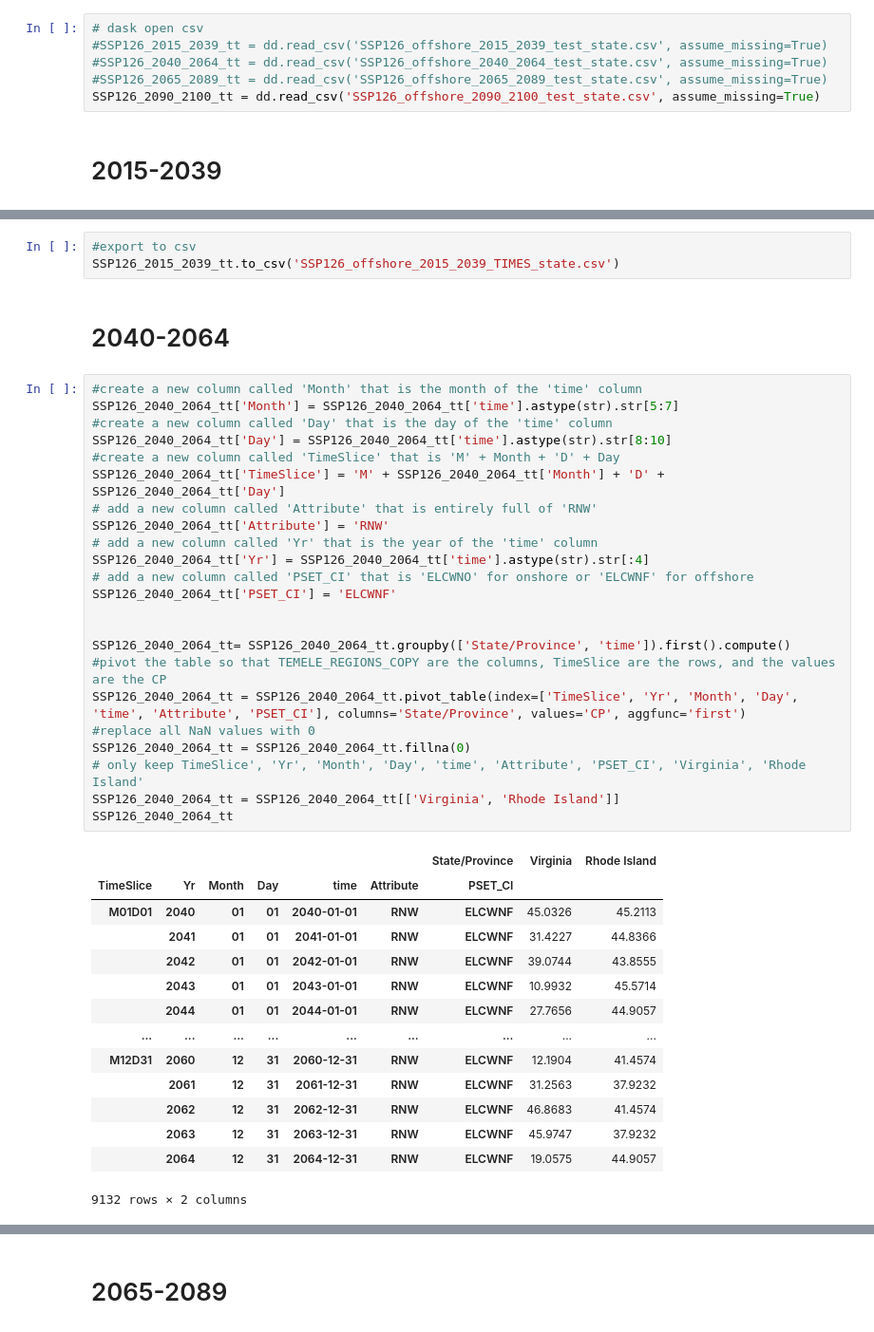
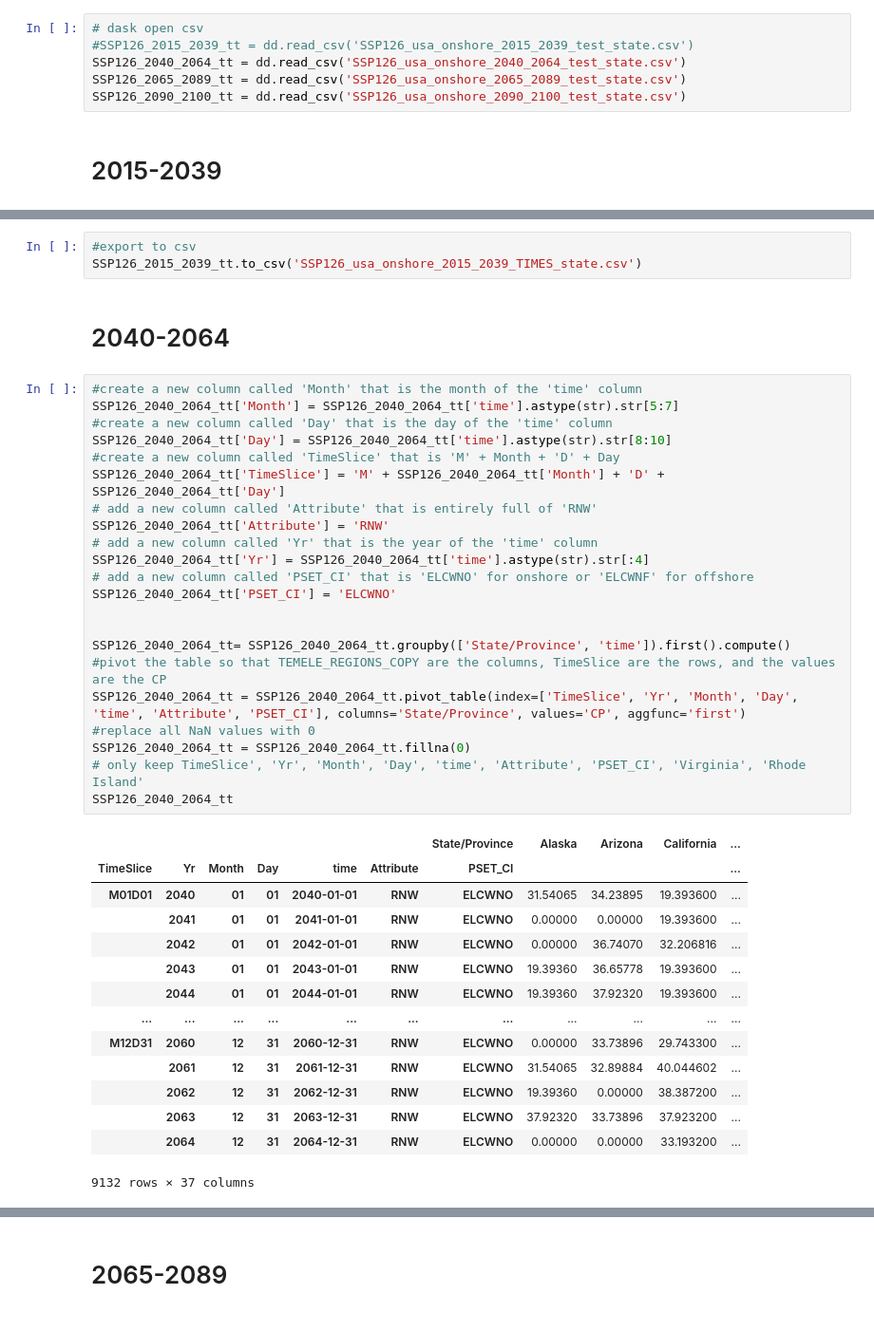
Before and after one commit to esma-cu/DATA_WIND_CF, a Jupyter notebook: Wind_Organize_CF - TUSM.ipynb, the cells around one changed output, grey strips where cells are left out. Shown: that part at 95% size. Drawn from its saved outputs; the diff is of its cells as text.

```diff
--- a/Wind_Organize_CF - TUSM.ipynb
+++ b/Wind_Organize_CF - TUSM.ipynb
@@ -217,10 +184,10 @@ SSP126_2090_2100_tt.to_csv('SSP126_offshore_2090_2100_test_state.csv')
 Organize in the Format that is compliant with TIMES/VEDA 2.0 --> Only Run the Block associated with the proper SSP
 # %%
 # dask open csv
-#SSP126_2015_2039_tt = dd.read_csv('SSP126_offshore_2015_2039_test_state.csv', assume_missing=True)
-#SSP126_2040_2064_tt = dd.read_csv('SSP126_offshore_2040_2064_test_state.csv', assume_missing=True)
-#SSP126_2065_2089_tt = dd.read_csv('SSP126_offshore_2065_2089_test_state.csv', assume_missing=True)
-SSP126_2090_2100_tt = dd.read_csv('SSP126_offshore_2090_2100_test_state.csv', assume_missing=True)
+#SSP126_2015_2039_tt = dd.read_csv('SSP126_usa_onshore_2015_2039_test_state.csv')
+SSP126_2040_2064_tt = dd.read_csv('SSP126_usa_onshore_2040_2064_test_state.csv')
+SSP126_2065_2089_tt = dd.read_csv('SSP126_usa_onshore_2065_2089_test_state.csv')
+SSP126_2090_2100_tt = dd.read_csv('SSP126_usa_onshore_2090_2100_test_state.csv')
 # %% [markdown]
 # 2015-2039
 # %%
@@ -251,45 +230,44 @@ KeyError: 'time'
 # %%
 #export to csv
-SSP126_2015_2039_tt.to_csv('SSP126_offshore_2015_2039_TIMES_state.csv')
+SSP126_2015_2039_tt.to_csv('SSP126_usa_onshore_2015_2039_TIMES_state.csv')
 # %% [markdown]
 # 2040-2064
 # %%
 #create a new column called 'Month' that is the month of the 'time' column
 SSP126_2040_2064_tt['Month'] = SSP126_2040_2064_tt['time'].astype(str).str[5:7]
 #create a new column called 'Day' that is the day of the 'time' column
 SSP126_2040_2064_tt['Day'] = SSP126_2040_2064_tt['time'].astype(str).str[8:10]
 #create a new column called 'TimeSlice' that is 'M' + Month + 'D' + Day
 SSP126_2040_2064_tt['TimeSlice'] = 'M' + SSP126_2040_2064_tt['Month'] + 'D' + SSP126_2040_2064_tt['Day']
 # add a new column called 'Attribute' that is entirely full of 'RNW'
 SSP126_2040_2064_tt['Attribute'] = 'RNW'
 # add a new column called 'Yr' that is the year of the 'time' column
 SSP126_2040_2064_tt['Yr'] = SSP126_2040_2064_tt['time'].astype(str).str[:4]
 # add a new column called 'PSET_CI' that is 'ELCWNO' for onshore or 'ELCWNF' for offshore
-SSP126_2040_2064_tt['PSET_CI'] = 'ELCWNF'
+SSP126_2040_2064_tt['PSET_CI'] = 'ELCWNO'
 
 
 SSP126_2040_2064_tt= SSP126_2040_2064_tt.groupby(['State/Province', 'time']).first().compute()
 #pivot the table so that TEMELE_REGIONS_COPY are the columns, TimeSlice are the rows, and the values are the CP
 SSP126_2040_2064_tt = SSP126_2040_2064_tt.pivot_table(index=['TimeSlice', 'Yr', 'Month', 'Day', 'time', 'Attribute', 'PSET_CI'], columns='State/Province', values='CP', aggfunc='first')
 #replace all NaN values with 0
 SSP126_2040_2064_tt = SSP126_2040_2064_tt.fillna(0)
 # only keep TimeSlice', 'Yr', 'Month', 'Day', 'time', 'Attribute', 'PSET_CI', 'Virginia', 'Rhode Island'
-SSP126_2040_2064_tt = SSP126_2040_2064_tt[['Virginia', 'Rhode Island']]
 SSP126_2040_2064_tt
 # %% [output]
-|  |  |  |  |  |  | State/Province | Virginia | Rhode Island |
-| TimeSlice | Yr | Month | Day | time | Attribute | PSET_CI |  |  |
-| M01D01 | 2040 | 01 | 01 | 2040-01-01 | RNW | ELCWNF | 45.0326 | 45.2113 |
-|  | 2041 | 01 | 01 | 2041-01-01 | RNW | ELCWNF | 31.4227 | 44.8366 |
-|  | 2042 | 01 | 01 | 2042-01-01 | RNW | ELCWNF | 39.0744 | 43.8555 |
-|  | 2043 | 01 | 01 | 2043-01-01 | RNW | ELCWNF | 10.9932 | 45.5714 |
-|  | 2044 | 01 | 01 | 2044-01-01 | RNW | ELCWNF | 27.7656 | 44.9057 |
-| ... | ... | ... | ... | ... | ... | ... | ... | ... |
-| M12D31 | 2060 | 12 | 31 | 2060-12-31 | RNW | ELCWNF | 12.1904 | 41.4574 |
-|  | 2061 | 12 | 31 | 2061-12-31 | RNW | ELCWNF | 31.2563 | 37.9232 |
-|  | 2062 | 12 | 31 | 2062-12-31 | RNW | ELCWNF | 46.8683 | 41.4574 |
-|  | 2063 | 12 | 31 | 2063-12-31 | RNW | ELCWNF | 45.9747 | 37.9232 |
-|  | 2064 | 12 | 31 | 2064-12-31 | RNW | ELCWNF | 19.0575 | 44.9057 |
+|  |  |  |  |  |  | State/Province | Alaska | Arizona | California | ... |
+| TimeSlice | Yr | Month | Day | time | Attribute | PSET_CI |  |  |  | ... |
+| M01D01 | 2040 | 01 | 01 | 2040-01-01 | RNW | ELCWNO | 31.54065 | 34.23895 | 19.393600 | ... |
+|  | 2041 | 01 | 01 | 2041-01-01 | RNW | ELCWNO | 0.00000 | 0.00000 | 19.393600 | ... |
+|  | 2042 | 01 | 01 | 2042-01-01 | RNW | ELCWNO | 0.00000 | 36.74070 | 32.206816 | ... |
+|  | 2043 | 01 | 01 | 2043-01-01 | RNW | ELCWNO | 19.39360 | 36.65778 | 19.393600 | ... |
+|  | 2044 | 01 | 01 | 2044-01-01 | RNW | ELCWNO | 19.39360 | 37.92320 | 19.393600 | ... |
+| ... | ... | ... | ... | ... | ... | ... | ... | ... | ... | ... |
+| M12D31 | 2060 | 12 | 31 | 2060-12-31 | RNW | ELCWNO | 0.00000 | 33.73896 | 29.743300 | ... |
+|  | 2061 | 12 | 31 | 2061-12-31 | RNW | ELCWNO | 31.54065 | 32.89884 | 40.044602 | ... |
+|  | 2062 | 12 | 31 | 2062-12-31 | RNW | ELCWNO | 19.39360 | 0.00000 | 38.387200 | ... |
+|  | 2063 | 12 | 31 | 2063-12-31 | RNW | ELCWNO | 37.92320 | 33.73896 | 37.923200 | ... |
+|  | 2064 | 12 | 31 | 2064-12-31 | RNW | ELCWNO | 0.00000 | 0.00000 | 33.193200 | ... |
-9132 rows × 2 columns
+9132 rows × 37 columns
 # %%
 #export to csv
```
Also changed, not shown: parts of 35 cells of this notebook, 2 other files.
